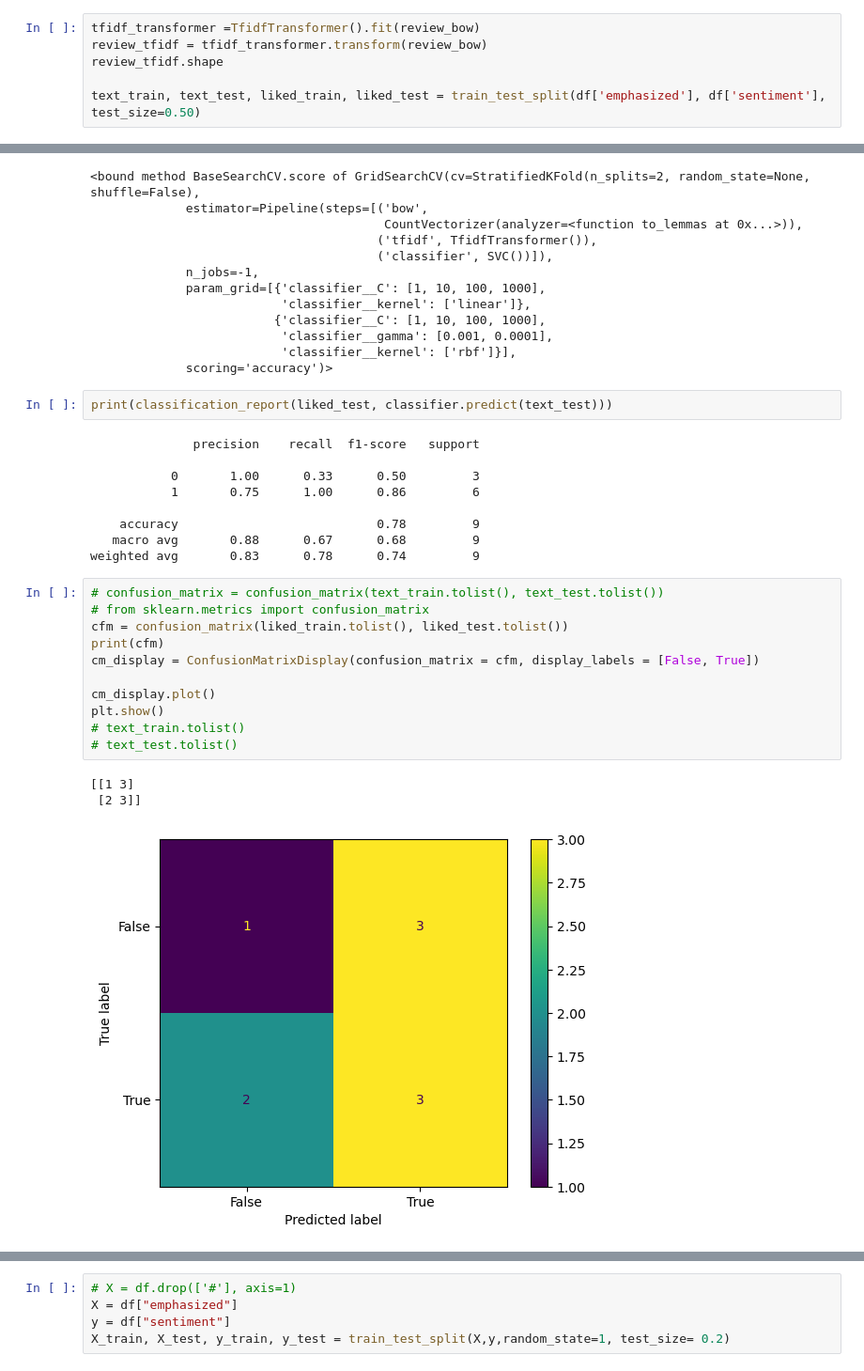
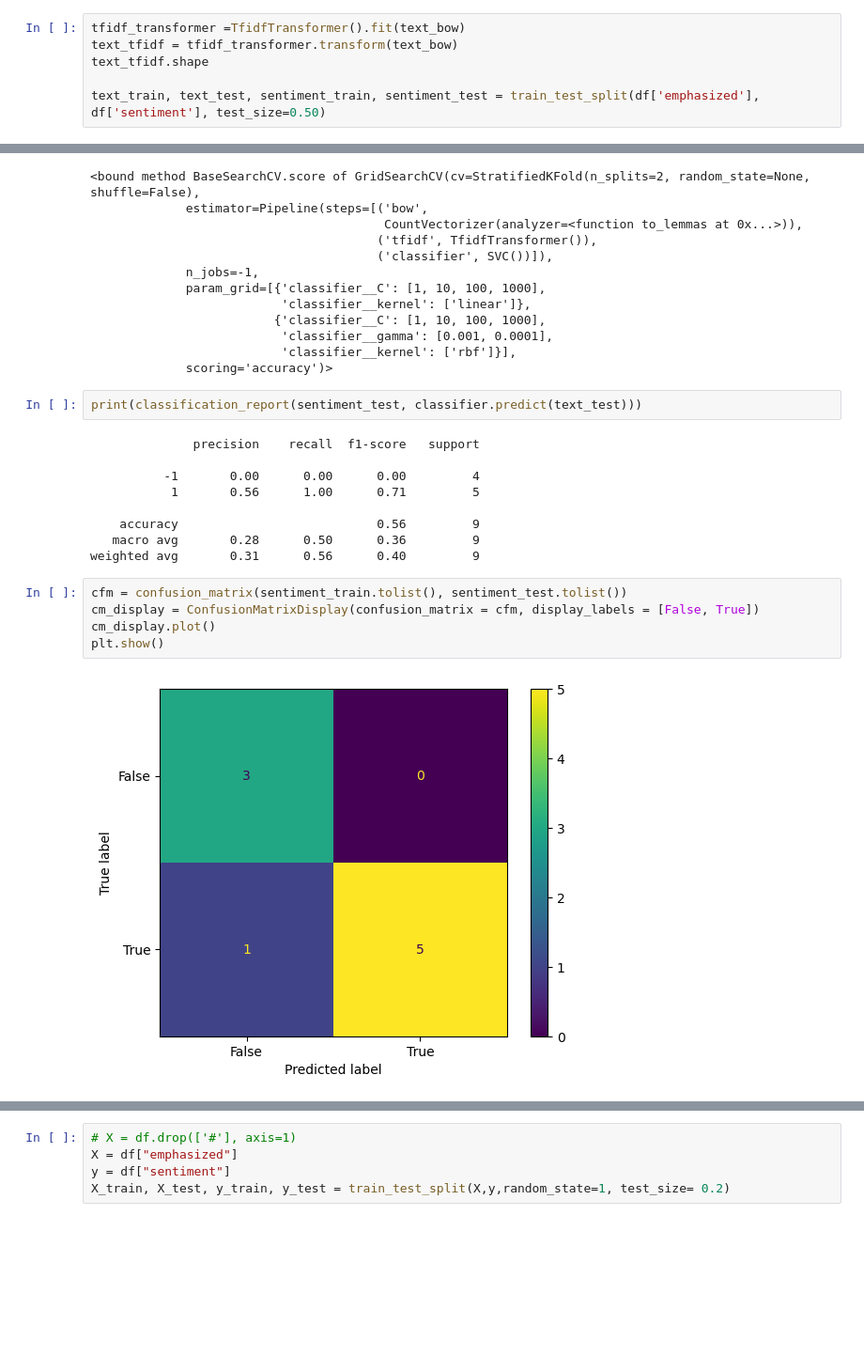
Before and after one commit to Disura-Randunu/Rankrr, a Jupyter notebook: emphasized_text_sentiment.ipynb, the cells around one changed output, grey strips where cells are left out. Shown at 94% size. Saved outputs shown, nothing was run; the diff lists cells and outputs as text; blank space fills up the shorter version.

```diff
--- a/emphasized_text_sentiment.ipynb
+++ b/emphasized_text_sentiment.ipynb
@@ -72,9 +61,9 @@ sparsity: 1800.00%
 # %%
-tfidf_transformer =TfidfTransformer().fit(review_bow)
-review_tfidf = tfidf_transformer.transform(review_bow)
-review_tfidf.shape
+tfidf_transformer =TfidfTransformer().fit(text_bow)
+text_tfidf = tfidf_transformer.transform(text_bow)
+text_tfidf.shape
 
-text_train, text_test, liked_train, liked_test = train_test_split(df['emphasized'], df['sentiment'], test_size=0.50)
+text_train, text_test, sentiment_train, sentiment_test = train_test_split(df['emphasized'], df['sentiment'], test_size=0.50)
 # %%
 pipeline_svm = Pipeline([
     ('bow', CountVectorizer(analyzer=to_lemmas)),
@@ -116,30 +104,22 @@ print(classifier.score)
                           'classifier__kernel': ['rbf']}],
              scoring='accuracy')>
 # %%
-print(classification_report(liked_test, classifier.predict(text_test)))
+print(classification_report(sentiment_test, classifier.predict(text_test)))
 # %% [output]
               precision    recall  f1-score   support
 
-           0       1.00      0.33      0.50         3
-           1       0.75      1.00      0.86         6
+          -1       0.00      0.00      0.00         4
+           1       0.56      1.00      0.71         5
 
-    accuracy                           0.78         9
-   macro avg       0.88      0.67      0.68         9
-weighted avg       0.83      0.78      0.74         9
+    accuracy                           0.56         9
+   macro avg       0.28      0.50      0.36         9
+weighted avg       0.31      0.56      0.40         9
 # %%
-# confusion_matrix = confusion_matrix(text_train.tolist(), text_test.tolist())
-# from sklearn.metrics import confusion_matrix
-cfm = confusion_matrix(liked_train.tolist(), liked_test.tolist())
-print(cfm)
+cfm = confusion_matrix(sentiment_train.tolist(), sentiment_test.tolist())
 cm_display = ConfusionMatrixDisplay(confusion_matrix = cfm, display_labels = [False, True])
-
 cm_display.plot()
 plt.show()
-# text_train.tolist()
-# text_test.tolist()
 # %% [output]
-[[1 3]
- [2 3]]
-[figure, old version]
+[figure, new version]
 # %%
 def plot_roc_curve(true_y, y_prob):
```
Also changed, not shown: parts of 11 cells of this notebook, 2 other files.
